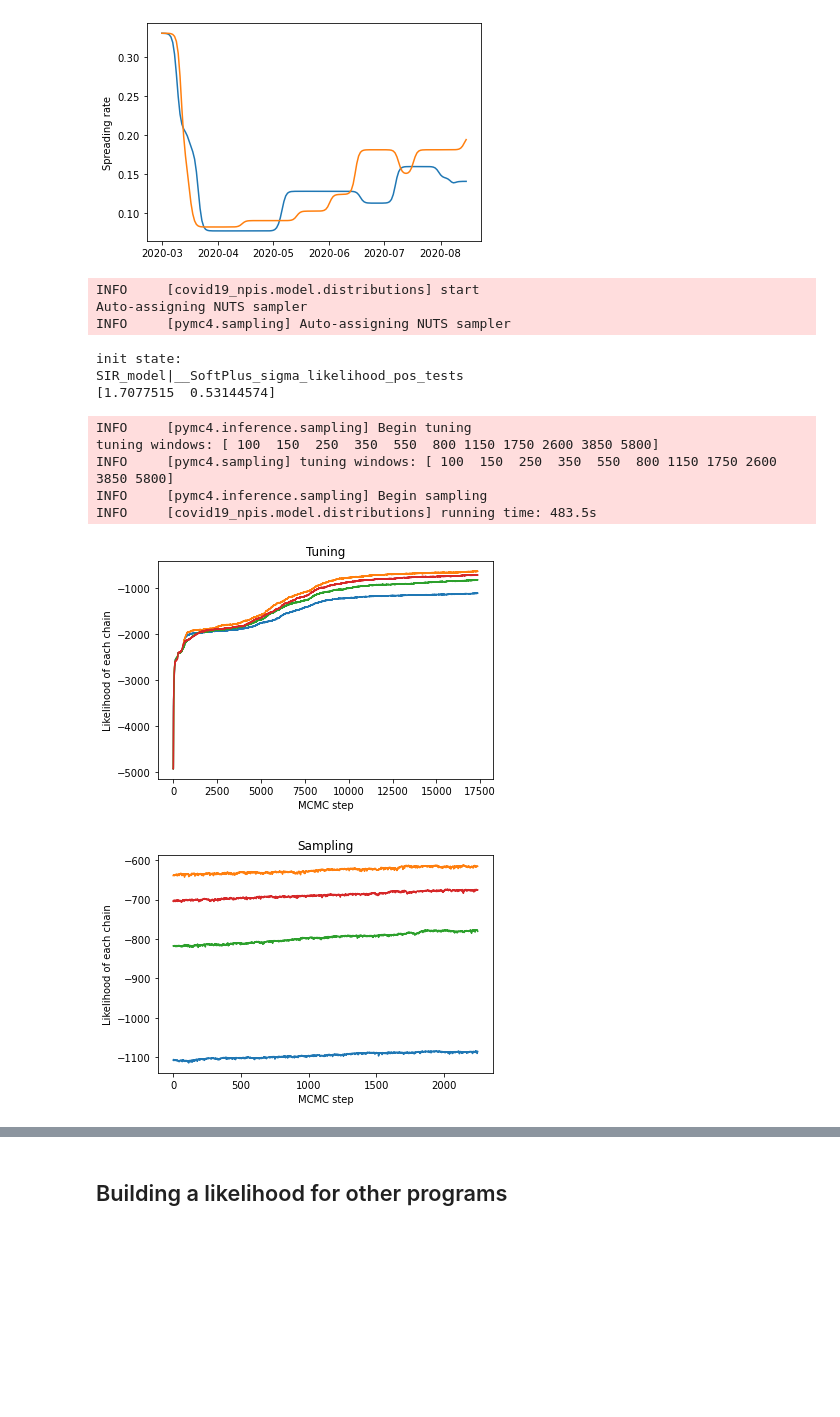
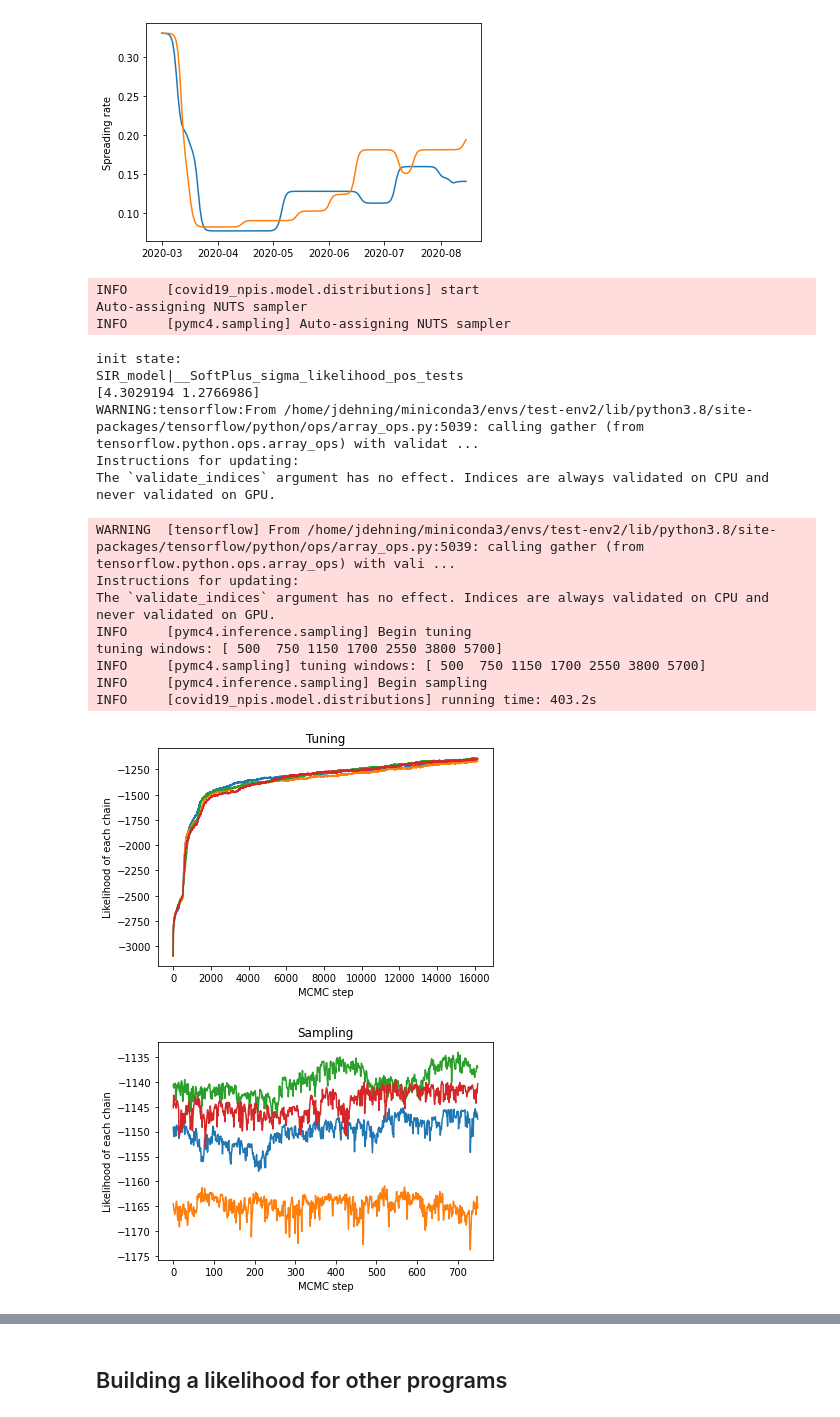
Before and after one commit to jdehning/covid19_npis_sampling, a Jupyter notebook: scripts/notebooks/SIR_model_without_age_groups.ipynb, the cells around one changed output, grey strips where cells are left out. Drawn from its saved outputs; the diff is of its cells as text; code cells hidden in the pictures; blank space fills up the shorter version.

```diff
--- a/scripts/notebooks/SIR_model_without_age_groups.ipynb
+++ b/scripts/notebooks/SIR_model_without_age_groups.ipynb
@@ -191,47 +191,54 @@ trace_tuning, trace = pm.sample(
     this_model,
     num_samples=3000,
     num_samples_binning=50,
-    burn_in_min=100,
+    burn_in_min=500,
     burn_in=15000,
     use_auto_batching=False,
     num_chains=num_chains,
     xla=True,
-    initial_step_size=0.0001,
+    initial_step_size=0.01,
     ratio_tuning_epochs=1.5,
     max_tree_depth=4,
     decay_rate=0.75,
     target_accept_prob=0.75,
     step_size_adaption_per_chain=False
 )
 
 end_time = time.time()
 log.info("running time: {:.1f}s".format(end_time - begin_time))
 
+# Plotting the likelihood
 
 plt.figure()
 plt.plot(trace_tuning.sample_stats["lp"].T)
 plt.title("Tuning")
 plt.ylabel('Likelihood of each chain')
 plt.xlabel('MCMC step')
 plt.show()
 
 plt.figure()
 plt.plot(trace.sample_stats["lp"].T)
 plt.title("Sampling")
 plt.ylabel('Likelihood of each chain')
 plt.xlabel('MCMC step')
 plt.show()
 # %% [output]
 INFO     [covid19_npis.model.distributions] start
 Auto-assigning NUTS sampler
 INFO     [pymc4.sampling] Auto-assigning NUTS sampler
 init state:
 SIR_model|__SoftPlus_sigma_likelihood_pos_tests
-[1.7077515  0.53144574]
+[4.3029194 1.2766986]
+WARNING:tensorflow:From /home/jdehning/miniconda3/envs/test-env2/lib/python3.8/site-packages/tensorflow/python/ops/array_ops.py:5039: calling gather (from tensorflow.python.ops.array_ops) with validat ...
+Instructions for updating:
+The `validate_indices` argument has no effect. Indices are always validated on CPU and never validated on GPU.
+WARNING  [tensorflow] From /home/jdehning/miniconda3/envs/test-env2/lib/python3.8/site-packages/tensorflow/python/ops/array_ops.py:5039: calling gather (from tensorflow.python.ops.array_ops) with vali ...
+Instructions for updating:
+The `validate_indices` argument has no effect. Indices are always validated on CPU and never validated on GPU.
 INFO     [pymc4.inference.sampling] Begin tuning
-tuning windows: [ 100  150  250  350  550  800 1150 1750 2600 3850 5800]
-INFO     [pymc4.sampling] tuning windows: [ 100  150  250  350  550  800 1150 1750 2600 3850 5800]
+tuning windows: [ 500  750 1150 1700 2550 3800 5700]
+INFO     [pymc4.sampling] tuning windows: [ 500  750 1150 1700 2550 3800 5700]
 INFO     [pymc4.inference.sampling] Begin sampling
-INFO     [covid19_npis.model.distributions] running time: 483.5s
+INFO     [covid19_npis.model.distributions] running time: 403.2s
-[figure, old version]
+[figure, new version]
-[figure, old version]
+[figure, new version]
```
Also changed, not shown: parts of 6 cells of this notebook, 1 other file.
